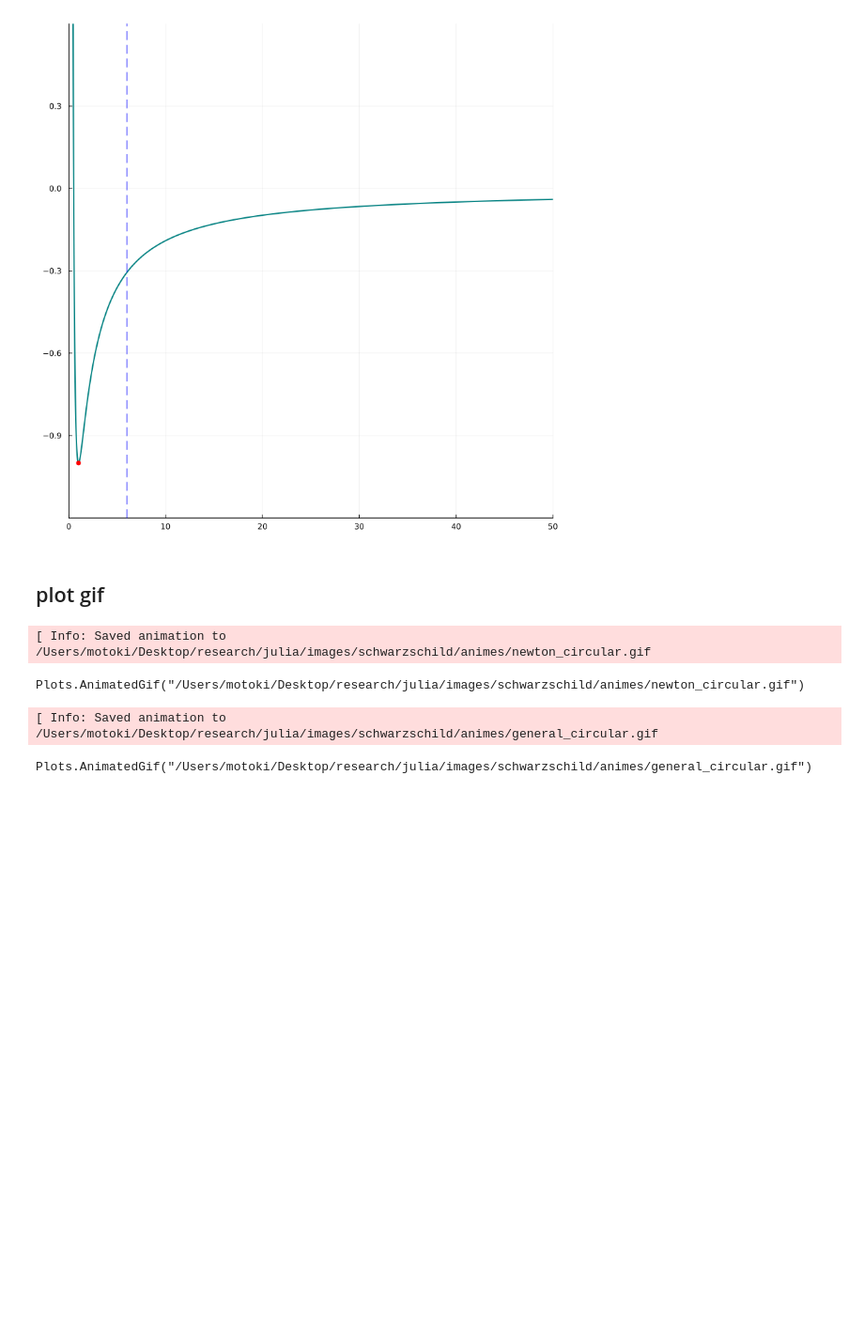
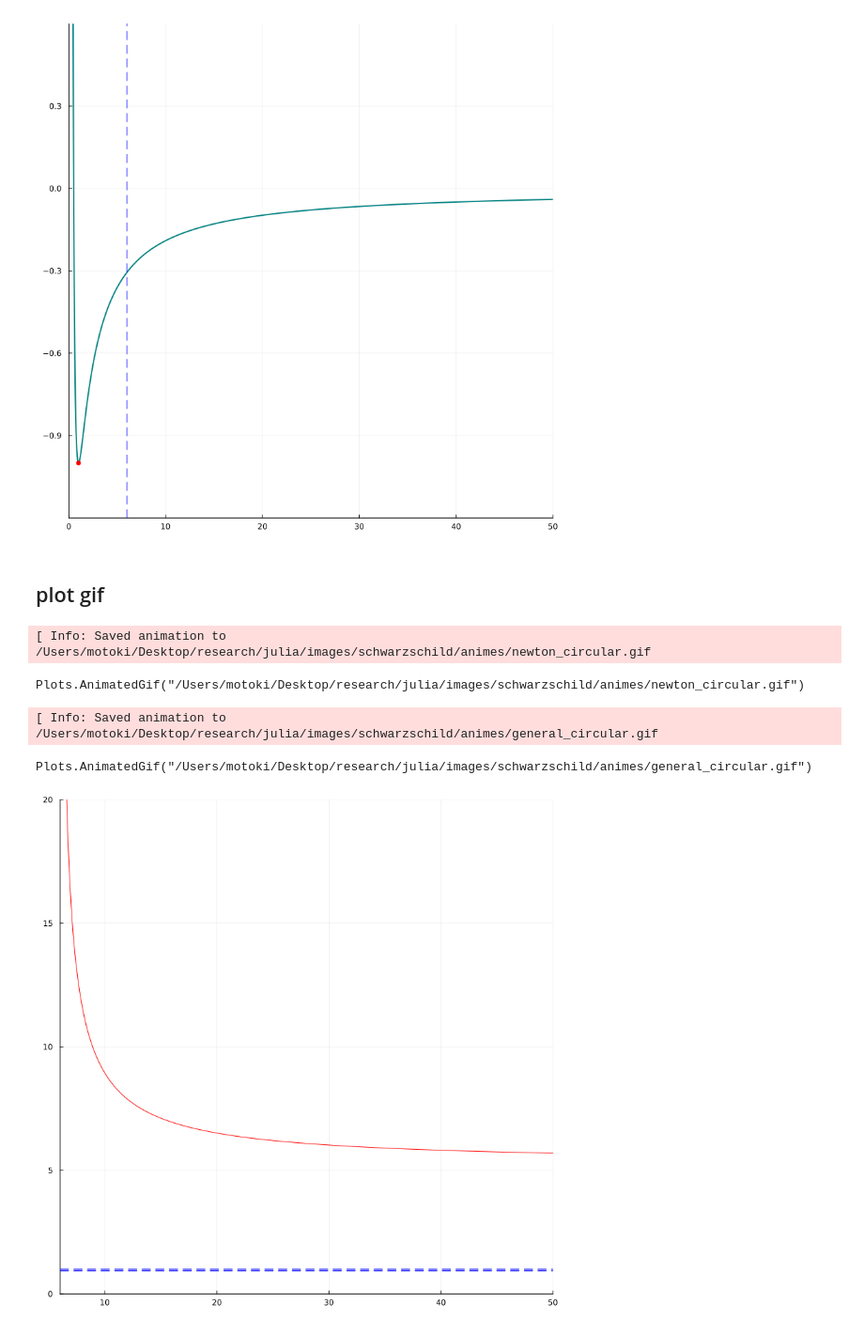
Before and after one commit to mo-to-ki/research, a Jupyter notebook: julia/codes/schwarzschild/summer_slide_energy.ipynb, the cells around one changed output. Shown at 94% size. Drawn from its saved outputs; the diff is of its cells as text; code cells hidden in the pictures; blank space fills up the shorter version.

```diff
--- a/julia/codes/schwarzschild/summer_slide_energy.ipynb
+++ b/julia/codes/schwarzschild/summer_slide_energy.ipynb
@@ -326,3 +326,23 @@ gif(anim, "../../images/schwarzschild/animes/general_circular.gif", fps = 10)
 # %% [output]
 [ Info: Saved animation to /Users/motoki/Desktop/research/julia/images/schwarzschild/animes/general_circular.gif
 Plots.AnimatedGif("/Users/motoki/Desktop/research/julia/images/schwarzschild/animes/general_circular.gif")
+# %%
+# settings
+plt = plot(
+    size=(800, 800),
+    xlims=(6, 50), ylims=(0, 20),
+)
+
+x = 6:0.01:500
+y = [ 2 * pi * 1 / sqrt( 1 - 6/x ) - 1 for x in x]
+plot!(plt, x, y, line=:solid, color="#ff0000", label=nothing)
+
+
+plot!(plt, [0, 100], [1, 1], line=:dash, color="#0000ff", label=nothing)
+plot!(plt, [0, 100], [0.962, 0.962], line=:dash, color="#0000ff", label=nothing)
+plot!(plt, [0, 100], [0.926, 0.926], line=:dash, color="#0000ff", label=nothing)
+
+plot(plt)
+# savefig("../../images/schwarzschild/phi.png")
+# %% [output]
+[figure, added]
```
Also changed, not shown: parts of 2 cells of this notebook, 16 other files.
